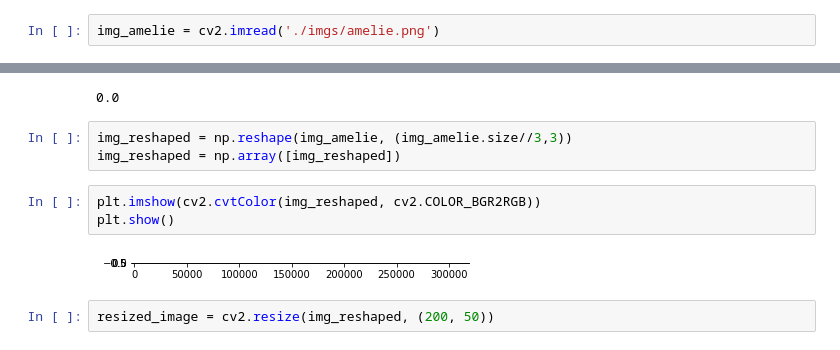
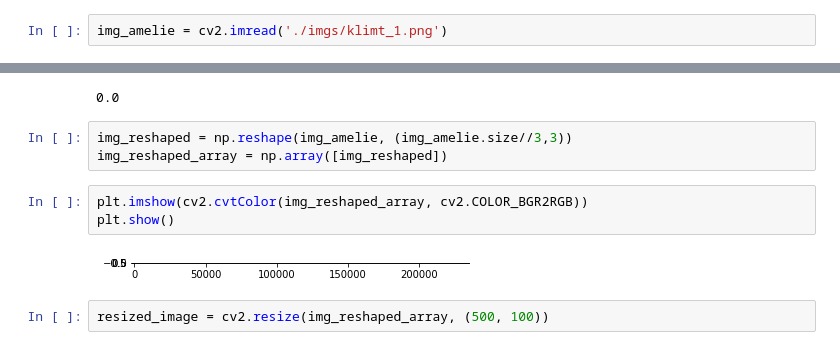
Before and after one commit to jfmolano/img_exploration, a Jupyter notebook: img_color_id.ipynb, the cells around one changed output, grey strips where cells are left out. Cells and saved outputs as stored; diff of their text form.

Commit message:
Second image signature (norms ordered)

```diff
--- a/img_color_id.ipynb
+++ b/img_color_id.ipynb
@@ -4,7 +5,7 @@ import numpy as np
 from matplotlib import pyplot as plt
 %matplotlib inline
 # %%
-img_amelie = cv2.imread('./imgs/amelie.png')
+img_amelie = cv2.imread('./imgs/klimt_1.png')
 # %%
 plt.imshow(cv2.cvtColor(img_amelie, cv2.COLOR_BGR2RGB))
 plt.show()
@@ -35,14 +36,14 @@ min_distance
 0.0
 # %%
 img_reshaped = np.reshape(img_amelie, (img_amelie.size//3,3))
-img_reshaped = np.array([img_reshaped])
+img_reshaped_array = np.array([img_reshaped])
 # %%
-plt.imshow(cv2.cvtColor(img_reshaped, cv2.COLOR_BGR2RGB))
+plt.imshow(cv2.cvtColor(img_reshaped_array, cv2.COLOR_BGR2RGB))
 plt.show()
 # %% [output]
-[figure, old version]
+[figure, new version]
 # %%
-resized_image = cv2.resize(img_reshaped, (200, 50))
+resized_image = cv2.resize(img_reshaped_array, (500, 100))
 # %%
 plt.figure(figsize=(15,5))
 plt.imshow(cv2.cvtColor(resized_image, cv2.COLOR_BGR2RGB))
```
Also changed, not shown: parts of 11 cells of this notebook, 2 other files.
